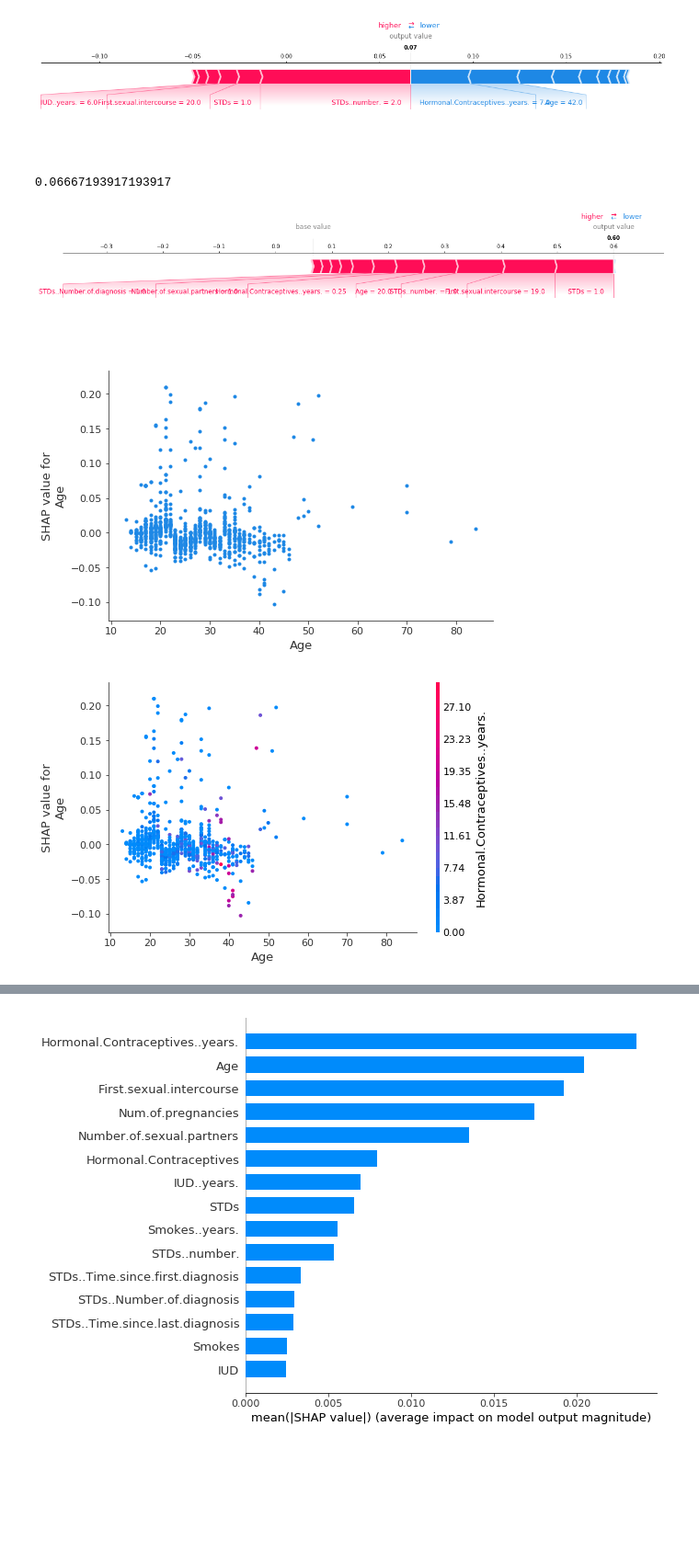
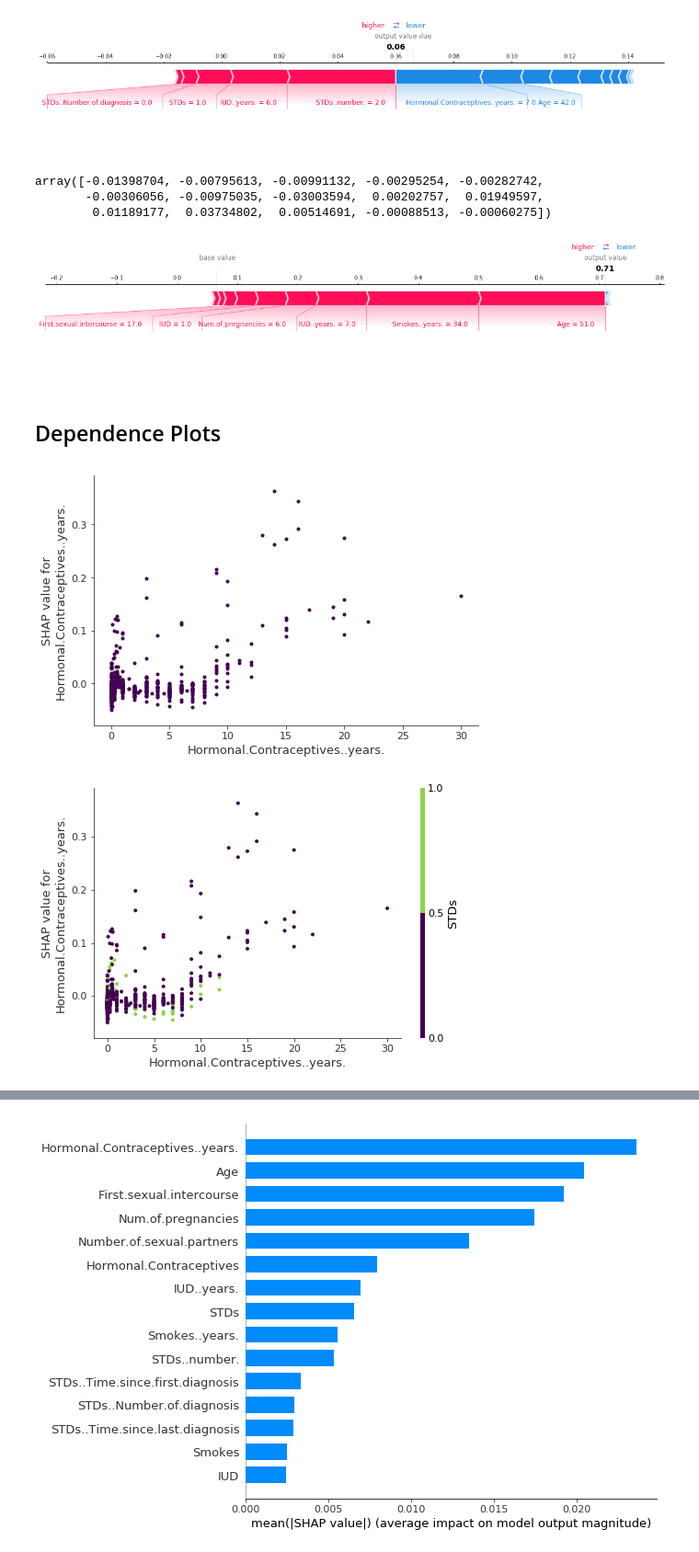
Before and after one commit to christophM/interpretable-ml-book, a Jupyter notebook: scripts/shap/shap-notebook.ipynb, the cells around one changed output, grey strips where cells are left out. Shown at 92% size. Drawn from its saved outputs; the diff is of its cells as text; code cells hidden in the pictures; blank space fills up the shorter version.

Commit message:
adds figures

```diff
--- a/scripts/shap/shap-notebook.ipynb
+++ b/scripts/shap/shap-notebook.ipynb
@@ -13,7 +15,7 @@ cerv = pd.read_csv("../../data/cervical.csv")
 y = cerv["Biopsy"].values == "Cancer"
 X = cerv.drop(["Biopsy"], axis=1)
 
-mod = sk.ensemble.RandomForestClassifier(n_estimators = 30)
+mod = sk.ensemble.RandomForestClassifier(n_estimators = 100, random_state = 42)
 mod.fit(X,y)
 
 explainer = shap.TreeExplainer(mod, X, model_output = "margin")
@@ -24,25 +48,33 @@ i = 18
 # Explain individual predictions
 shap.force_plot(explainer.expected_value[1], shap_values[1][i,:], X.iloc[i,:], matplotlib = True)
 # %% [output]
-[figure, old version]
+[figure, new version]
-# %%
-mod.predict_proba(X)[:,1].mean()
-# %% [output]
-0.06667193917193917
+# %%
+shap_values[1][i,:]
+# %% [output]
+array([-0.01398704, -0.00795613, -0.00991132, -0.00295254, -0.00282742,
+       -0.00306056, -0.00975035, -0.03003594,  0.00202757,  0.01949597,
+        0.01189177,  0.03734802,  0.00514691, -0.00088513, -0.00060275])
 # %%
-i = 325
+i = 6
 
 # Explain individual predictions
 shap.force_plot(explainer.expected_value[1], shap_values[1][i,:], X.iloc[i,:], matplotlib = True, text_rotation = 0)
 # %% [output]
-[figure, old version]
+[figure, new version]
+# %% [markdown]
+## Dependence Plots
+# %%
+cmap = plt.get_cmap("viridis", 40)
+newcolors = [cmap(0.),  cmap(0.8), cmap(0.8)]
+cmap2 = ListedColormap(newcolors)
 # %%
 # Feature Effect
-shap.dependence_plot("Age", shap_values[1], X, interaction_index=None)
+shap.dependence_plot("Hormonal.Contraceptives..years.", shap_values[1], X, interaction_index=None, color = cmap2.colors[0])
 # %% [output]
-[figure, old version]
+[figure, new version]
 # %%
-# Feature Effect with interaction
-shap.dependence_plot("Age", shap_values[1], X, interaction_index=7)
+# Feature Effect with auto interaction detection
+shap.dependence_plot("Hormonal.Contraceptives..years.", shap_values[1], X, cmap=cmap2)
 # %% [output]
-[figure, old version]
+[figure, new version]
```
Also changed, not shown: parts of 18 cells of this notebook, 10 other files.
